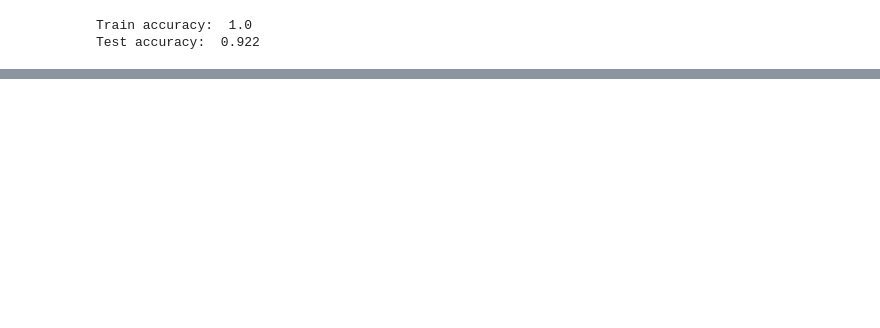
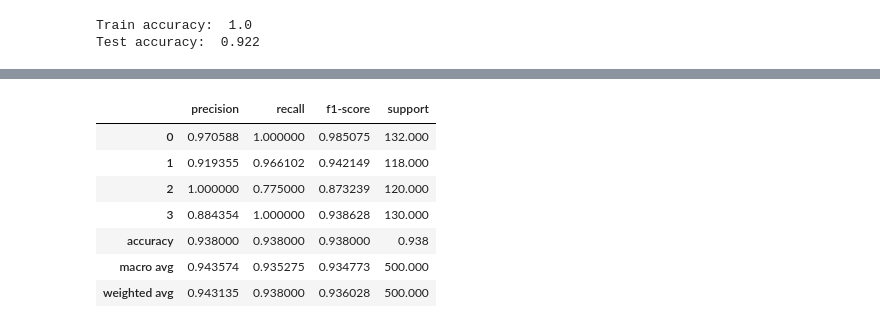
Before and after one commit to omarlila/Data-Science-Tools-project, a Jupyter notebook: Data science tools project.ipynb, the cells around one changed output, grey strips where cells are left out. Drawn from its saved outputs; the diff is of its cells as text; code cells hidden in the pictures; blank space fills up the shorter version.

```diff
--- a/Data science tools project.ipynb
+++ b/Data science tools project.ipynb
@@ -233,0 +262,2 @@ Test accuracy:  0.922
+# %%
+y_pred = model.predict(x_test)
@@ -233,0 +266,2 @@ Test accuracy:  0.922
+# %%
+y_pred = np.argmax(y_pred,axis=1)
@@ -233,0 +270,13 @@ Test accuracy:  0.922
+# %%
+report = pd.DataFrame(classification_report(y_test, y_pred,output_dict = True)).T
+# %%
+report
+# %% [output]
+|  | precision | recall | f1-score | support |
+| 0 | 0.970588 | 1.000000 | 0.985075 | 132.000 |
+| 1 | 0.919355 | 0.966102 | 0.942149 | 118.000 |
+| 2 | 1.000000 | 0.775000 | 0.873239 | 120.000 |
+| 3 | 0.884354 | 1.000000 | 0.938628 | 130.000 |
+| accuracy | 0.938000 | 0.938000 | 0.938000 | 0.938 |
+| macro avg | 0.943574 | 0.935275 | 0.934773 | 500.000 |
+| weighted avg | 0.943135 | 0.938000 | 0.936028 | 500.000 |
```
Also changed, not shown: parts of 11 cells of this notebook.
